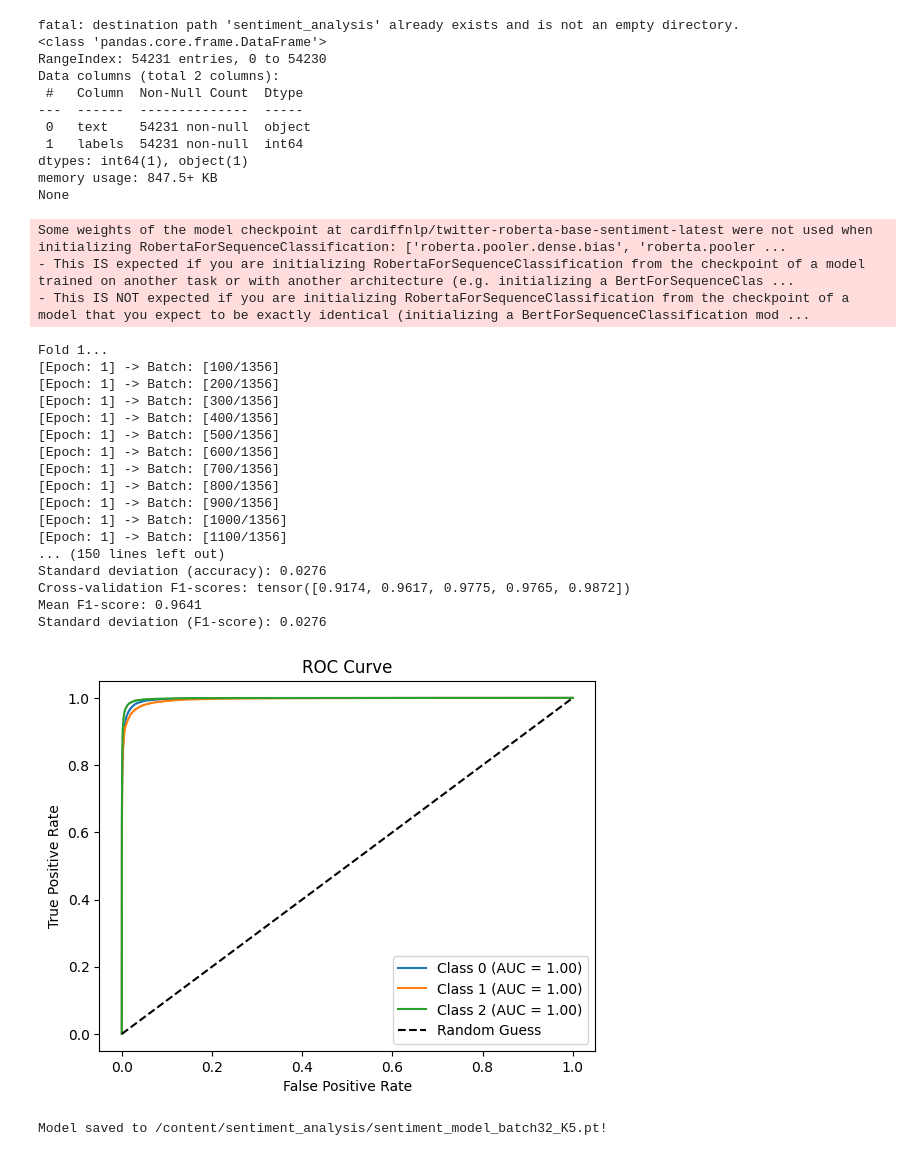
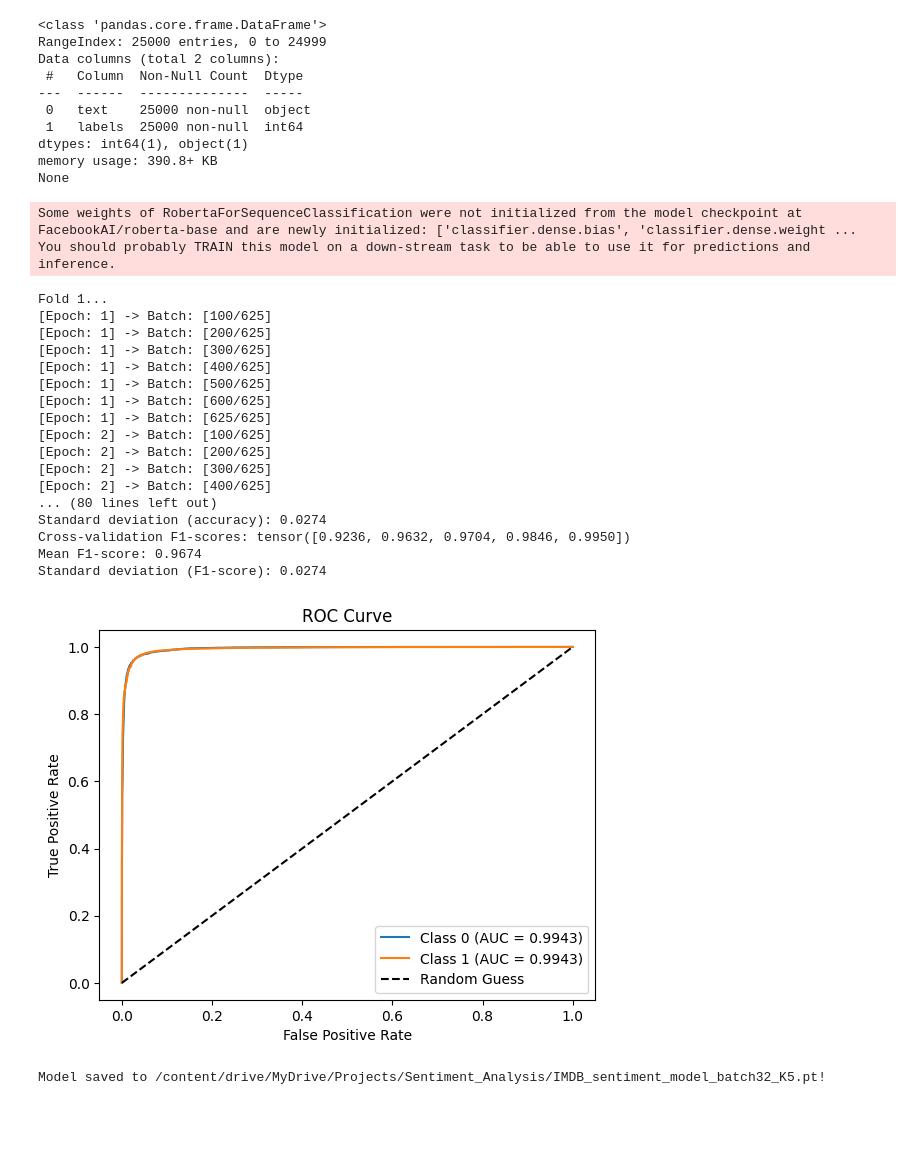
Before and after one commit to HoseinNekouei/sentiment_analysis, a Jupyter notebook: sentiment_analysis.ipynb, the cells around one changed output. Saved outputs shown, nothing was run; the diff lists cells and outputs as text; code cells hidden in the pictures; blank space fills up the shorter version.

```diff
--- a/sentiment_analysis.ipynb
+++ b/sentiment_analysis.ipynb
@@ -208,55 +241,55 @@ class SentimentAnalysisModel:
 # %%
 if __name__ == "__main__":
     # Clone the repository and load the data
-    !git clone 'https://github.com/HoseinNekouei/sentiment_analysis.git'
-    file_path = '/content/sentiment_analysis/twitter_train_corpus.csv'
+    # !git clone 'https://github.com/HoseinNekouei/sentiment_analysis.git'
+    # file_path = '/content/sentiment_analysis/twitter_train_corpus.csv'
+    file_path = '/content/drive/MyDrive/dataset/aspected_stanfordnlp_IMDB_train_corpus.csv'
 
     # Constants
     nrows= None
     N_SPLITS= 5 # k-fold
     EPOCHS = 2
     BATCH_SIZE = 32
 
     train_data = pd.read_csv(file_path, nrows= nrows) # Load your training data
     print(train_data.info())
 
     # Initialize the SentimentAnalysisModel class
-    checkpoint= 'cardiffnlp/twitter-roberta-base-sentiment-latest'
+    checkpoint= 'FacebookAI/roberta-base'
+    # checkpoint= 'cardiffnlp/twitter-roberta-base-sentiment-latest'
     model = SentimentAnalysisModel(checkpoint, batch_size= BATCH_SIZE, epochs= EPOCHS, n_splits= N_SPLITS)
 
     # Perform k-fold cross-validation
     model.kfold_cross_validation(train_data)
 # %% [output]
-fatal: destination path 'sentiment_analysis' already exists and is not an empty directory.
 <class 'pandas.core.frame.DataFrame'>
-RangeIndex: 54231 entries, 0 to 54230
+RangeIndex: 25000 entries, 0 to 24999
 Data columns (total 2 columns):
  #   Column  Non-Null Count  Dtype
 ---  ------  --------------  -----
- 0   text    54231 non-null  object
- 1   labels  54231 non-null  int64
+ 0   text    25000 non-null  object
+ 1   labels  25000 non-null  int64
 dtypes: int64(1), object(1)
-memory usage: 847.5+ KB
+memory usage: 390.8+ KB
 None
-Some weights of the model checkpoint at cardiffnlp/twitter-roberta-base-sentiment-latest were not used when initializing RobertaForSequenceClassification: ['roberta.pooler.dense.bias', 'roberta.pooler ...
-- This IS expected if you are initializing RobertaForSequenceClassification from the checkpoint of a model trained on another task or with another architecture (e.g. initializing a BertForSequenceClas ...
-- This IS NOT expected if you are initializing RobertaForSequenceClassification from the checkpoint of a model that you expect to be exactly identical (initializing a BertForSequenceClassification mod ...
+Some weights of RobertaForSequenceClassification were not initialized from the model checkpoint at FacebookAI/roberta-base and are newly initialized: ['classifier.dense.bias', 'classifier.dense.weight ...
+You should probably TRAIN this model on a down-stream task to be able to use it for predictions and inference.
 Fold 1...
-[Epoch: 1] -> Batch: [100/1356]
-[Epoch: 1] -> Batch: [200/1356]
-[Epoch: 1] -> Batch: [300/1356]
-[Epoch: 1] -> Batch: [400/1356]
-[Epoch: 1] -> Batch: [500/1356]
-[Epoch: 1] -> Batch: [600/1356]
-[Epoch: 1] -> Batch: [700/1356]
-[Epoch: 1] -> Batch: [800/1356]
-[Epoch: 1] -> Batch: [900/1356]
-[Epoch: 1] -> Batch: [1000/1356]
-[Epoch: 1] -> Batch: [1100/1356]
-... (150 lines left out)
-Standard deviation (accuracy): 0.0276
-Cross-validation F1-scores: tensor([0.9174, 0.9617, 0.9775, 0.9765, 0.9872])
-Mean F1-score: 0.9641
-Standard deviation (F1-score): 0.0276
+[Epoch: 1] -> Batch: [100/625]
+[Epoch: 1] -> Batch: [200/625]
+[Epoch: 1] -> Batch: [300/625]
+[Epoch: 1] -> Batch: [400/625]
+[Epoch: 1] -> Batch: [500/625]
+[Epoch: 1] -> Batch: [600/625]
+[Epoch: 1] -> Batch: [625/625]
+[Epoch: 2] -> Batch: [100/625]
+[Epoch: 2] -> Batch: [200/625]
+[Epoch: 2] -> Batch: [300/625]
+[Epoch: 2] -> Batch: [400/625]
+... (80 lines left out)
+Standard deviation (accuracy): 0.0274
+Cross-validation F1-scores: tensor([0.9236, 0.9632, 0.9704, 0.9846, 0.9950])
+Mean F1-score: 0.9674
+Standard deviation (F1-score): 0.0274
-[figure, old version]
+[figure, new version]
-Model saved to /content/sentiment_analysis/sentiment_model_batch32_K5.pt!
+Model saved to /content/drive/MyDrive/Projects/Sentiment_Analysis/IMDB_sentiment_model_batch32_K5.pt!
```
Also changed, not shown: parts of 2 cells of this notebook.
